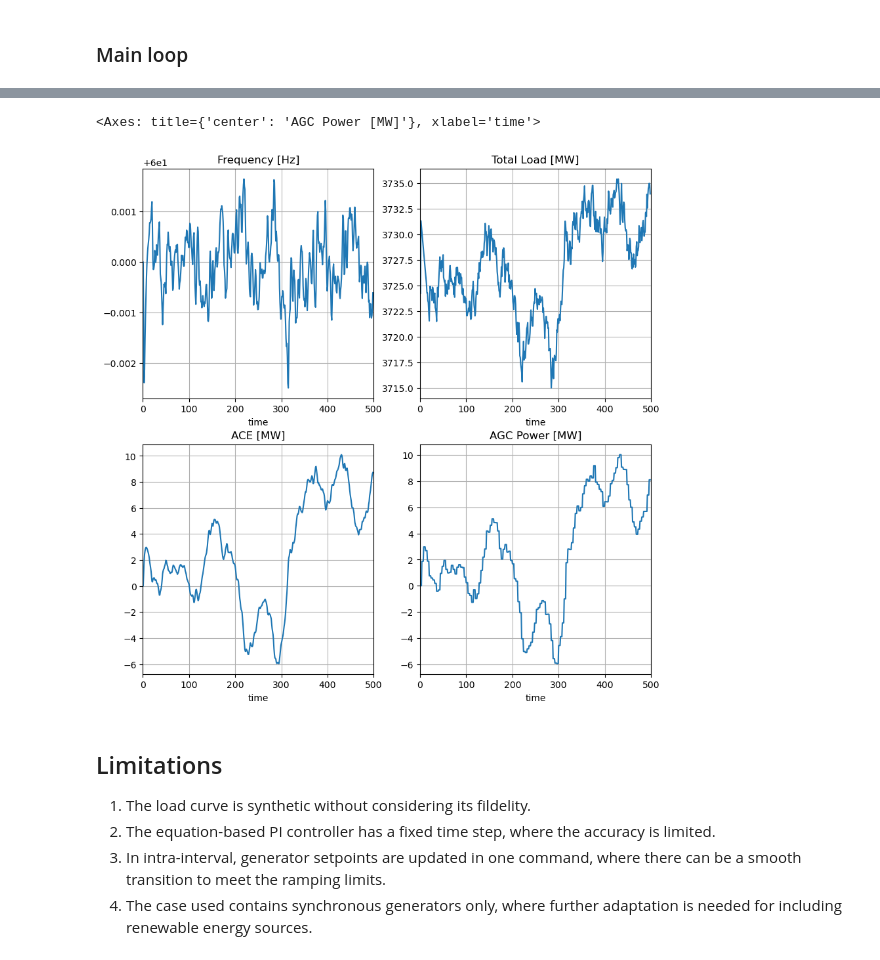
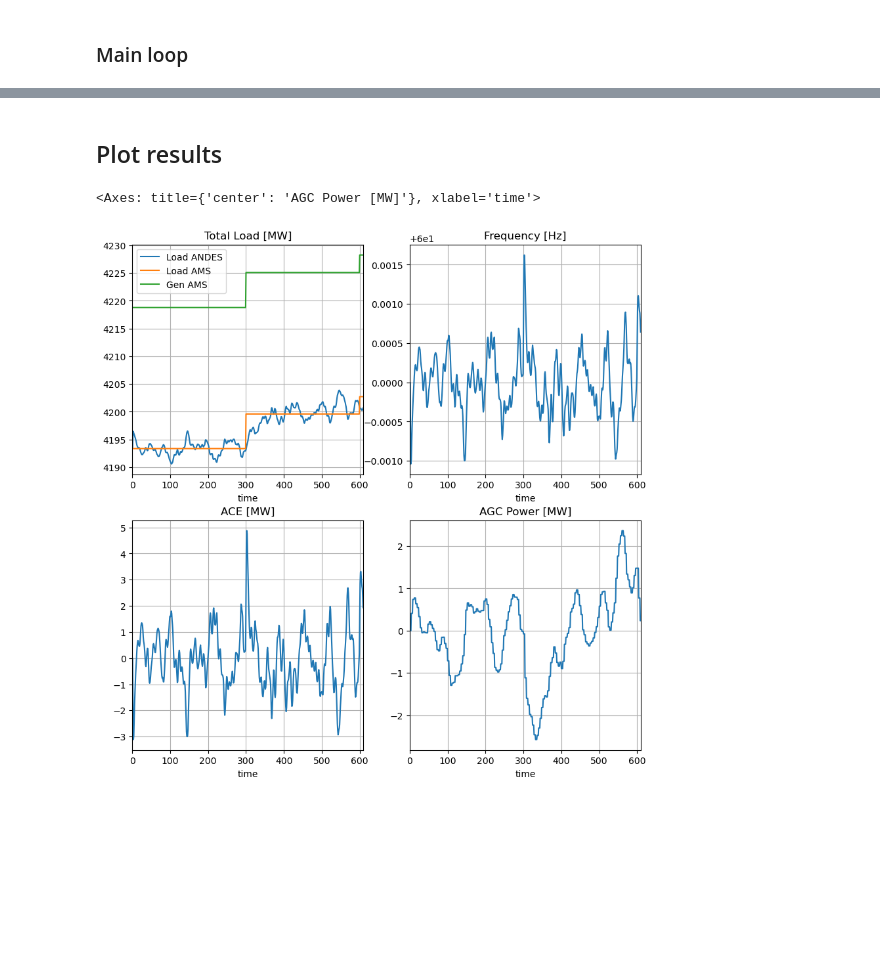
Before and after one commit to CURENT/ams, a Jupyter notebook: examples/demonstration/demo_AGC.ipynb, the cells around one changed output, grey strips where cells are left out. Drawn from its saved outputs; the diff is of its cells as text; code cells hidden in the pictures; blank space fills up the shorter version.

```diff
--- a/examples/demonstration/demo_AGC.ipynb
+++ b/examples/demonstration/demo_AGC.ipynb
@@ -349,33 +467,35 @@ ACOPF solved in 0.5100 seconds, converged after 26 iterations using solver PYPOW
 # %%
-outdf = pd.DataFrame(output, columns=output_cols)
+outdf_plt = outdf.copy()
 # scale to nominal values
-outdf['freq'] *= sa.config.freq
-outdf[['pd', 'AGCpower', 'ACEraw']] *= sa.config.mva
+outdf_plt['freq'] *= sa.config.freq
+mva_cols = ['pd_andes', 'pd_ams', 'pg_ams', 'ACE', 'AGC']
+outdf_plt[mva_cols] *= sa.config.mva
+# %% [markdown]
+## Plot results
 # %%
 fig, ax = plt.subplots(2, 2, figsize=(10, 10), dpi=100)
 
-outdf.plot(x='time', y='freq', ax=ax[0, 0],
-           title='Frequency [Hz]', grid=True,
-           xlim=[0, total_time], legend=False)
+outdf_plt.plot(x='time', y='pd_andes', ax=ax[0, 0],
+               title='Total Load [MW]',
+               xlim=[0, total_time],
+               legend=True, label='Load ANDES')
+outdf_plt.plot(x='time', y='pd_ams', ax=ax[0, 0],
+               legend=True, label='Load AMS')
+outdf_plt.plot(x='time', y='pg_ams', ax=ax[0, 0],
+               grid=True,
+               legend=True, label='Gen AMS')
 
-outdf.plot(x='time', y='pd', ax=ax[0, 1],
-           title='Total Load [MW]', grid=True,
-           xlim=[0, total_time], legend=False)
+outdf_plt.plot(x='time', y='freq', ax=ax[0, 1],
+               title='Frequency [Hz]', grid=True,
+               xlim=[0, total_time], legend=False)
 
-outdf.plot(x='time', y='ACEraw', ax=ax[1, 0],
-           title='ACE [MW]', grid=True,
-           xlim=[0, total_time], legend=False)
+outdf_plt.plot(x='time', y='ACE', ax=ax[1, 0],
+               title='ACE [MW]', grid=True,
+               xlim=[0, total_time], legend=False)
 
-outdf.plot(x='time', y='AGCpower', ax=ax[1, 1],
-           title='AGC Power [MW]', grid=True,
-           xlim=[0, total_time], legend=False)
+outdf_plt.plot(x='time', y='AGC', ax=ax[1, 1],
+               title='AGC Power [MW]', grid=True,
+               xlim=[0, total_time], legend=False)
 # %% [output]
 <Axes: title={'center': 'AGC Power [MW]'}, xlabel='time'>
-[figure, old version]
+[figure, new version]
-# %% [markdown]
-## Limitations
-
-1. The load curve is synthetic without considering its fildelity.
-1. The equation-based PI controller has a fixed time step, where the accuracy is limited.
-1. In intra-interval, generator setpoints are updated in one command, where there can be a smooth transition to meet the ramping limits.
-1. The case used contains synchronous generators only, where further adaptation is needed for including renewable energy sources.
```
Also changed, not shown: parts of 10 cells of this notebook.
